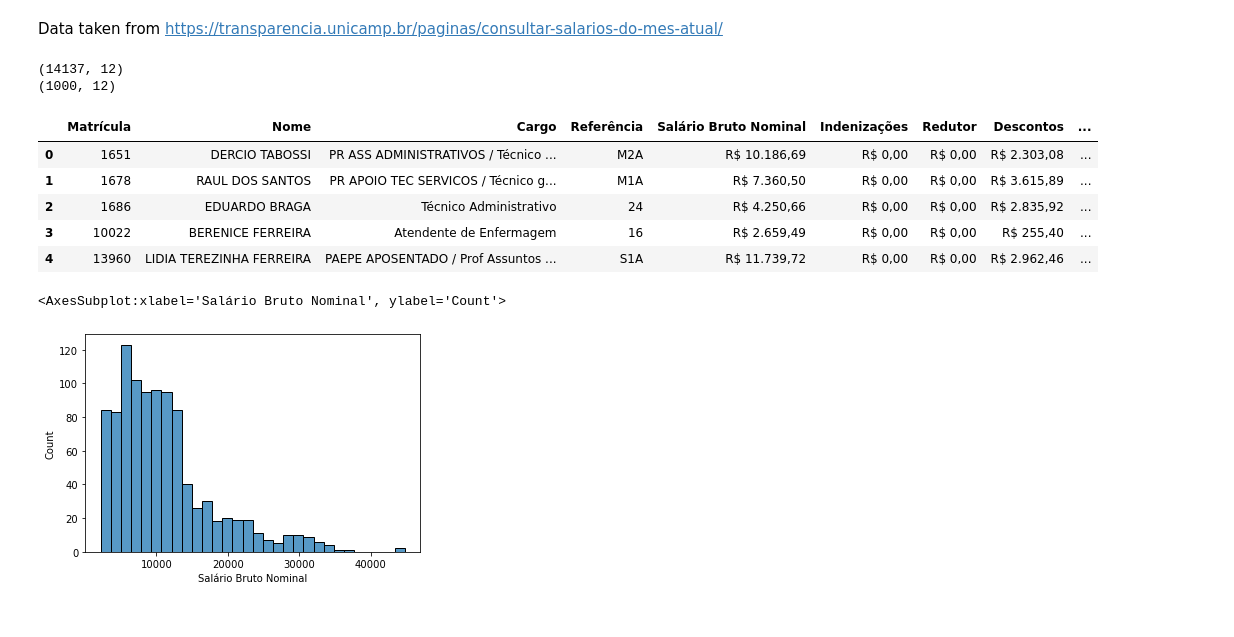
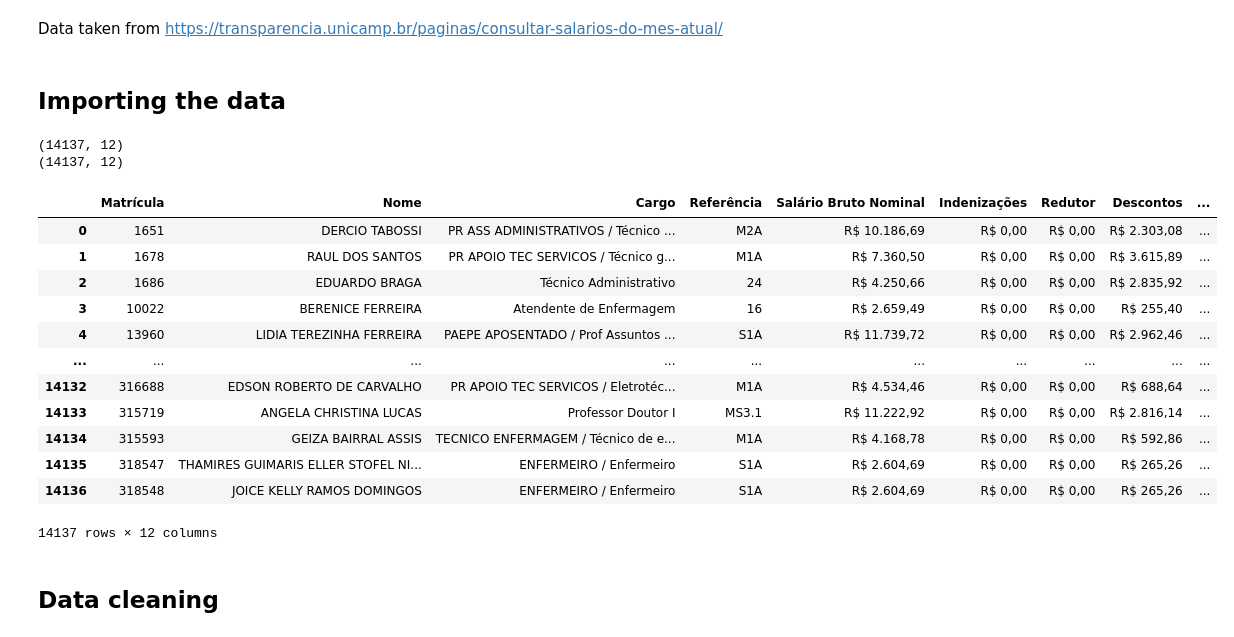
Before and after one commit to Pedronagy/Unicamp_salaries, a Jupyter notebook: Analisys.ipynb, the cells around one changed output. Saved outputs shown, nothing was run; the diff lists cells and outputs as text; code cells hidden in the pictures.

```diff
--- a/Analisys.ipynb
+++ b/Analisys.ipynb
@@ -9,19 +8,29 @@ from matplotlib.ticker import FormatStrFormatter
 import seaborn as sns
+# %% [markdown]
+## Importing the data
 # %%
 data_original = pd.read_csv('consultar-salarios.csv',sep=';')
 print(data_original.shape)
-data = data_original.drop_duplicates()[0:1000]
+data = data_original.drop_duplicates()[0:2000]
 print(data.shape)
-data.head(5)
 # %% [output]
 (14137, 12)
-(1000, 12)
+(14137, 12)
 |  | Matrícula | Nome | Cargo | Referência | Salário Bruto Nominal | Indenizações | Redutor | Descontos | ... |
 | 0 | 1651 | DERCIO TABOSSI | PR ASS ADMINISTRATIVOS / Técnico ... | M2A | R$ 10.186,69 | R$ 0,00 | R$ 0,00 | R$ 2.303,08 | ... |
 | 1 | 1678 | RAUL DOS SANTOS | PR APOIO TEC SERVICOS / Técnico g... | M1A | R$ 7.360,50 | R$ 0,00 | R$ 0,00 | R$ 3.615,89 | ... |
 | 2 | 1686 | EDUARDO BRAGA | Técnico Administrativo | 24 | R$ 4.250,66 | R$ 0,00 | R$ 0,00 | R$ 2.835,92 | ... |
 | 3 | 10022 | BERENICE FERREIRA | Atendente de Enfermagem | 16 | R$ 2.659,49 | R$ 0,00 | R$ 0,00 | R$ 255,40 | ... |
 | 4 | 13960 | LIDIA TEREZINHA FERREIRA | PAEPE APOSENTADO / Prof Assuntos ... | S1A | R$ 11.739,72 | R$ 0,00 | R$ 0,00 | R$ 2.962,46 | ... |
+| ... | ... | ... | ... | ... | ... | ... | ... | ... | ... |
+| 14132 | 316688 | EDSON ROBERTO DE CARVALHO | PR APOIO TEC SERVICOS / Eletrotéc... | M1A | R$ 4.534,46 | R$ 0,00 | R$ 0,00 | R$ 688,64 | ... |
+| 14133 | 315719 | ANGELA CHRISTINA LUCAS | Professor Doutor I | MS3.1 | R$ 11.222,92 | R$ 0,00 | R$ 0,00 | R$ 2.816,14 | ... |
+| 14134 | 315593 | GEIZA BAIRRAL ASSIS | TECNICO ENFERMAGEM / Técnico de e... | M1A | R$ 4.168,78 | R$ 0,00 | R$ 0,00 | R$ 592,86 | ... |
+| 14135 | 318547 | THAMIRES GUIMARIS ELLER STOFEL NI... | ENFERMEIRO / Enfermeiro | S1A | R$ 2.604,69 | R$ 0,00 | R$ 0,00 | R$ 265,26 | ... |
+| 14136 | 318548 | JOICE KELLY RAMOS DOMINGOS | ENFERMEIRO / Enfermeiro | S1A | R$ 2.604,69 | R$ 0,00 | R$ 0,00 | R$ 265,26 | ... |
+14137 rows × 12 columns
+# %% [markdown]
+## Data cleaning
 # %%
 data['Salário Bruto Nominal'] = data['Salário Bruto Nominal'].str.replace('.','')
 data['Salário Bruto Nominal'] = data['Salário Bruto Nominal'].str.replace(',','.')
@@ -59,8 +68,3 @@ data["Líquido"] = pd.to_numeric(data["Líquido"])
 data["Férias e 13o Salário"] = pd.to_numeric(data["Férias e 13o Salário"])
 data["Salário Bruto Efetivo"] = pd.to_numeric(data["Salário Bruto Efetivo"])
 #data.dtypes
-# %%
-sns.histplot(data['Salário Bruto Nominal'])
-# %% [output]
-<AxesSubplot:xlabel='Salário Bruto Nominal', ylabel='Count'>
-[figure, removed]
```
Also changed, not shown: parts of 12 cells of this notebook.
